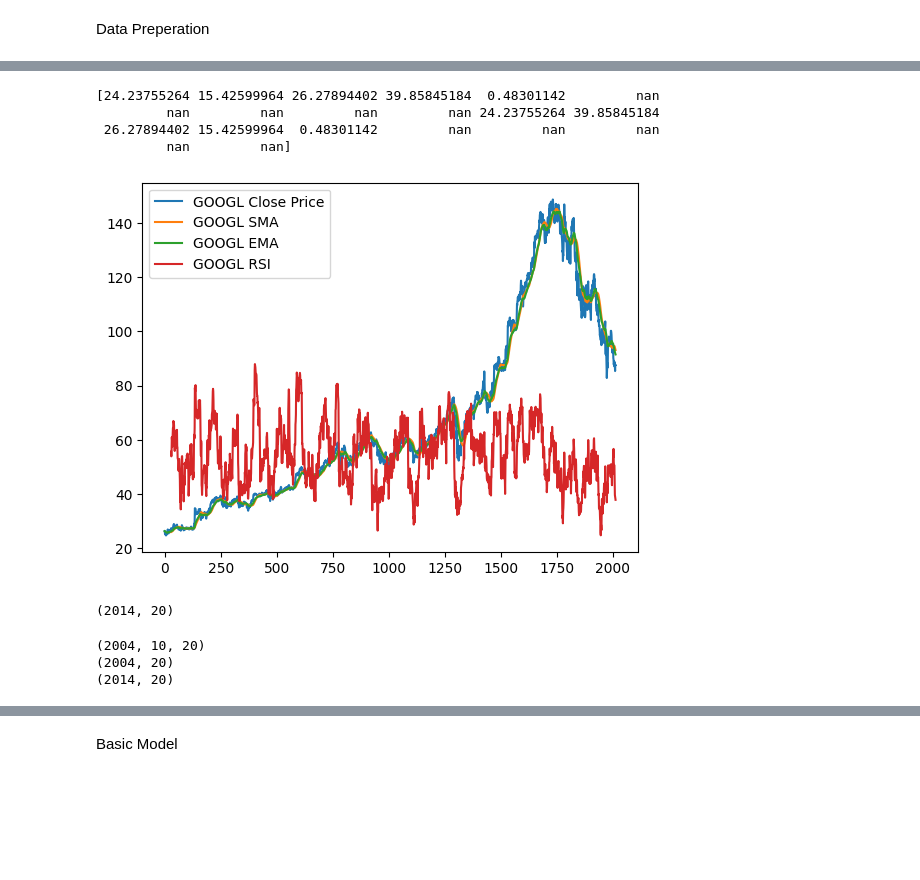
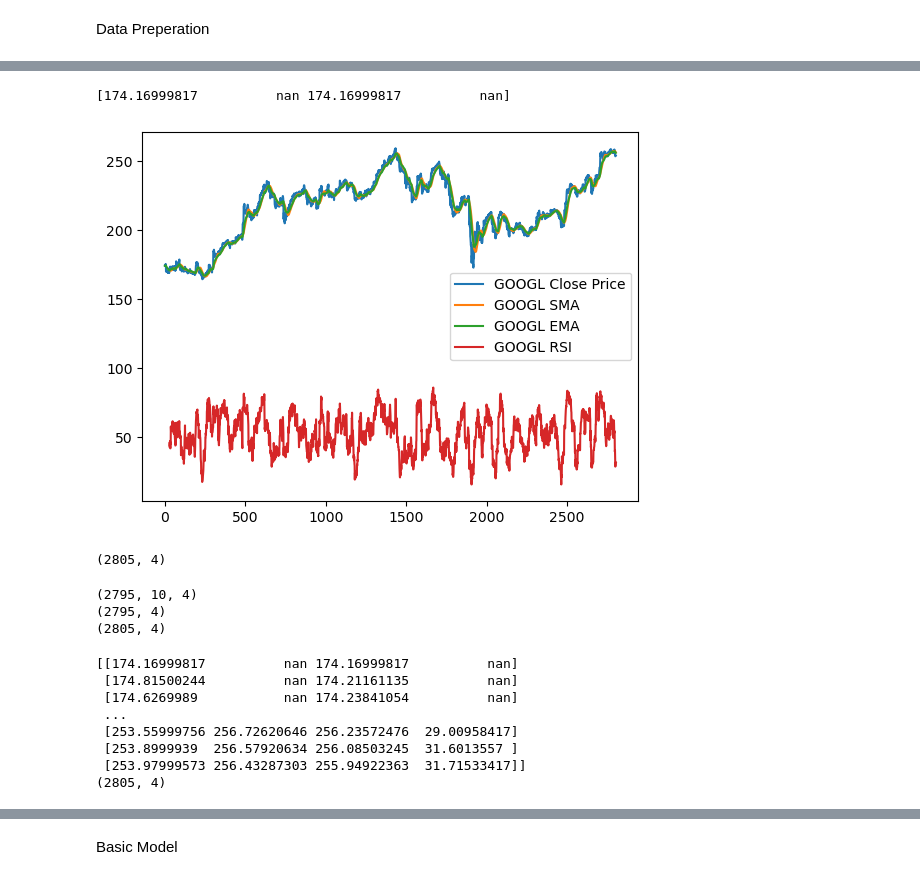
Before and after one commit to MDBowen/IndividualProject, a Jupyter notebook: experiment.ipynb, the cells around one changed output, grey strips where cells are left out. Saved outputs shown, nothing was run; the diff lists cells and outputs as text; code cells hidden in the pictures; blank space fills up the shorter version.

```diff
--- a/experiment.ipynb
+++ b/experiment.ipynb
@@ -29,9 +29,12 @@ Data Preperation
 
 
 
-sample_tickers = ['AAPL', 'MSFT', 'GOOGL', 'AMZN', 'NVDA']
-
-data = yf.download(sample_tickers, start="2015-01-01", end="2023-01-01", interval='1d')
+sample_tickers = ['AAPL'] #, 'MSFT', 'GOOGL', 'AMZN', 'NVDA']
+interval = '1h'
+training_start = "2024-03-03"
+training_end = "2025-10-10"
+testing_end = "2026-01-01"
+data = yf.download(sample_tickers, start=training_start, end=training_end, interval=interval)
 
 close = data['Close']
 volume = data['Volume']
@@ -91,28 +82,25 @@ See the caveats in the documentation: https://pandas.pydata.org/pandas-docs/stab
 # %%
 print(data[0])
 # %% [output]
-[24.23755264 15.42599964 26.27894402 39.85845184  0.48301142         nan
-         nan         nan         nan         nan 24.23755264 39.85845184
- 26.27894402 15.42599964  0.48301142         nan         nan         nan
-         nan         nan]
+[174.16999817          nan 174.16999817          nan]
 # %%
-googl = data[:, 2]
-googl_sma = data[:, 7]
-googl_ema = data[:, 12]
-googl_rsi = data[:, 17]
+googl = data[:, 0]
+googl_sma = data[:, 1]
+googl_ema = data[:, 2]
+googl_rsi = data[:, 3]
 
 plt.plot(googl, label='GOOGL Close Price')
 plt.plot(googl_sma, label='GOOGL SMA')
 plt.plot(googl_ema, label='GOOGL EMA')
 plt.plot(googl_rsi, label='GOOGL RSI')
 plt.legend()
 plt.show()
 # %% [output]
-[figure, old version]
+[figure, new version]
 # %%
 print(data.shape)
 # %% [output]
-(2014, 20)
+(2805, 4)
 # %%
 from numpy.lib.stride_tricks import sliding_window_view
 
@@ -129,7 +117,19 @@ print(x.shape)
 print(y.shape)
 print(close.shape)
 # %% [output]
-(2004, 10, 20)
-(2004, 20)
-(2014, 20)
+(2795, 10, 4)
+(2795, 4)
+(2805, 4)
+# %%
+print(data_frame.to_numpy())
+print(data_frame.to_numpy().shape)
+# %% [output]
+[[174.16999817          nan 174.16999817          nan]
+ [174.81500244          nan 174.21161135          nan]
+ [174.6269989           nan 174.23841054          nan]
+ ...
+ [253.55999756 256.72620646 256.23572476  29.00958417]
+ [253.8999939  256.57920634 256.08503245  31.6013557 ]
+ [253.97999573 256.43287303 255.94922363  31.71533417]]
+(2805, 4)
 # %%
```
Also changed, not shown: parts of 29 cells of this notebook, 10 other files.
